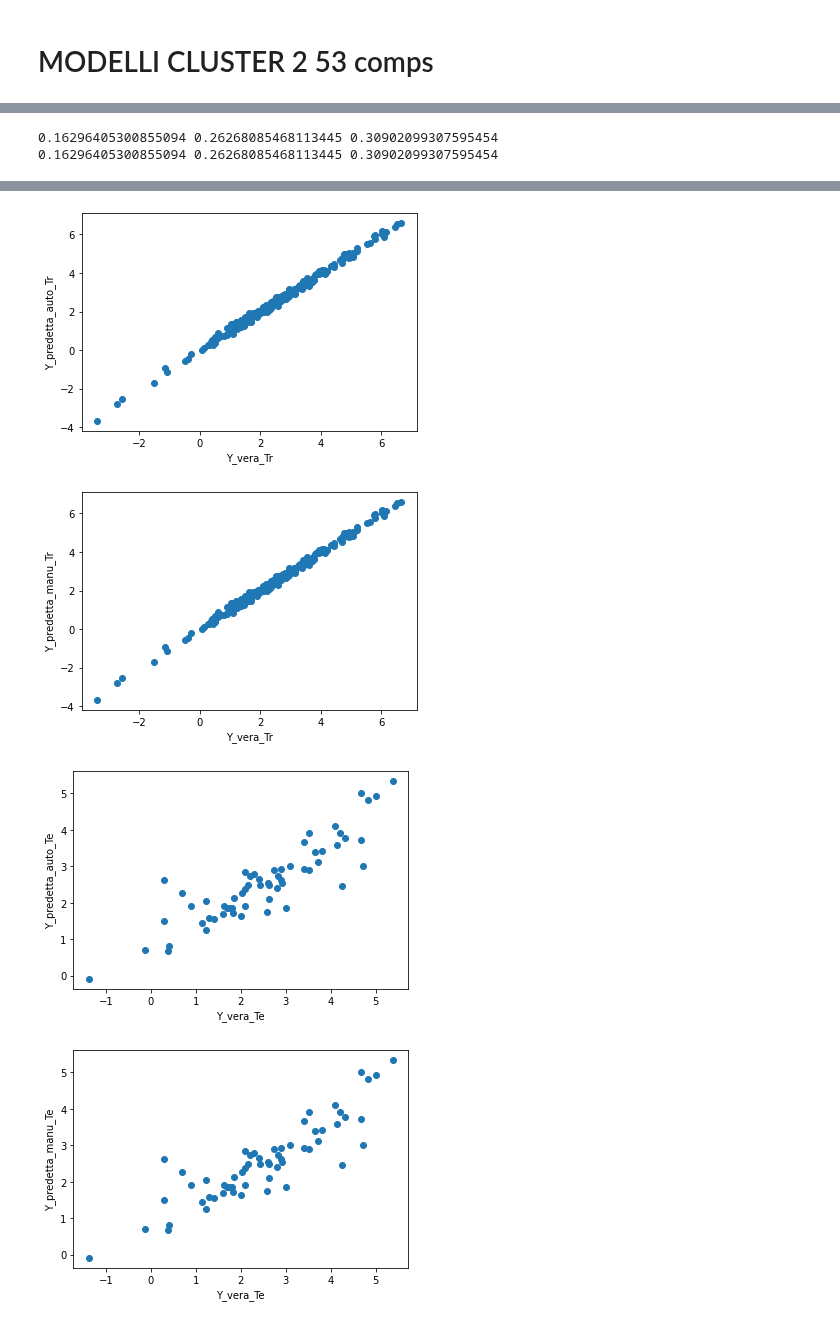
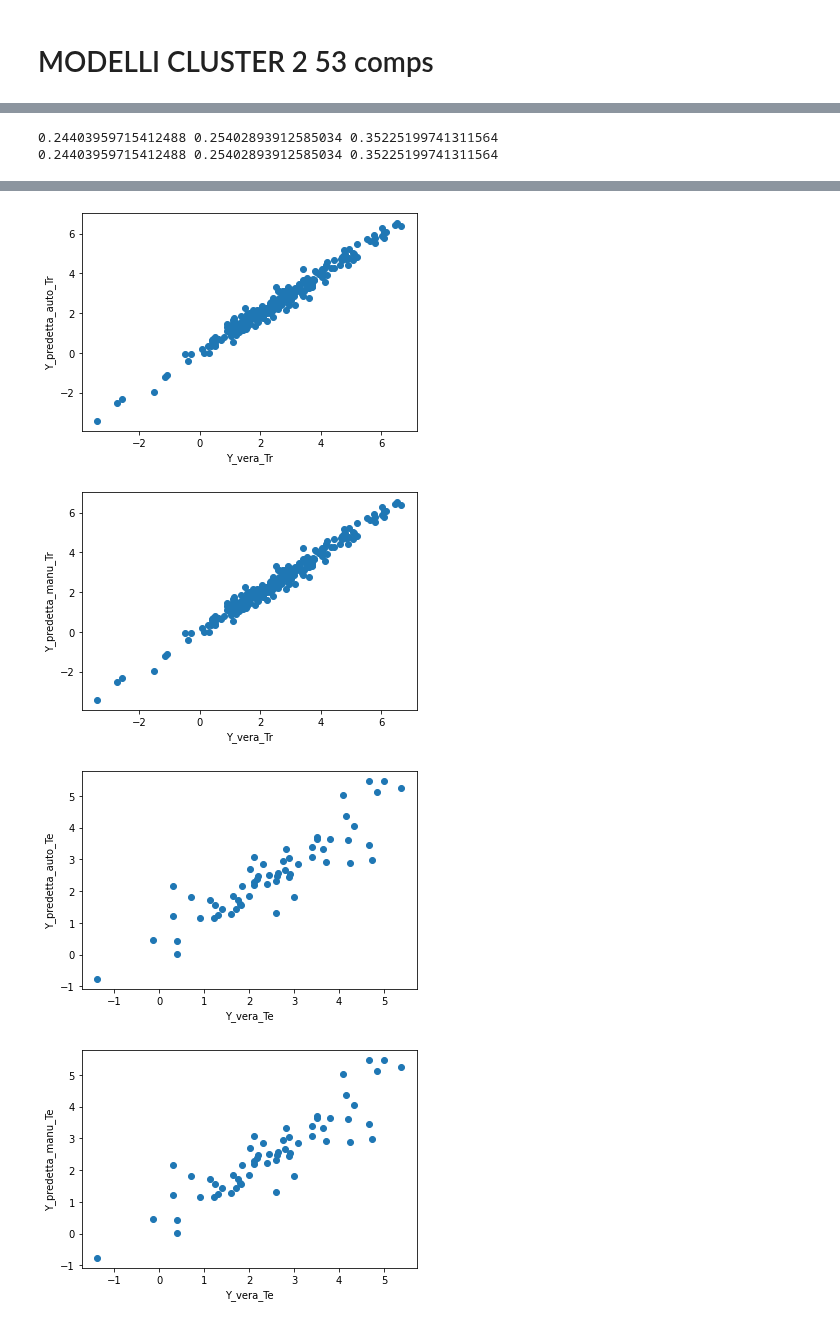
Before and after one commit to lstorchi/mllogdp, a Jupyter notebook: Modello_PLS_CLUSTERS_53_comps.ipynb, the cells around one changed output, grey strips where cells are left out. Drawn from its saved outputs; the diff is of its cells as text; code cells hidden in the pictures.

```diff
--- a/Modello_PLS_CLUSTERS_53_comps.ipynb
+++ b/Modello_PLS_CLUSTERS_53_comps.ipynb
@@ -496,7 +496,7 @@ def componentiPLS (X_Tr, Y_Tr, cvval, maxcomp):
     print("Number of components selected automatically: ",  acomp)
 # %%
 def ModelliAutoManuali( X_Tr, Y_Tr, X_Te, Y_Te, cvval, auto, manual) :
-    pls_auto = PLSRegression(auto)
+    pls_auto = PLSRegression(auto, scale=False)
     pls_auto.fit(X_Tr, Y_Tr)
     y_auto_te = pls_auto.predict(X_Te)
     y_auto_tr = pls_auto.predict(X_Tr)
@@ -515,7 +515,7 @@ def ModelliAutoManuali( X_Tr, Y_Tr, X_Te, Y_Te, cvval, auto, manual) :
 
     print( np.average(diff_auto), np.std(diff_auto), np.std(diffnoa_auto) )
 
-    pls_manu = PLSRegression(manual)
+    pls_manu = PLSRegression(manual, scale=False)
     pls_manu.fit(X_Tr, Y_Tr)
     y_manu_te = pls_manu.predict(X_Te)
     y_manu_tr = pls_manu.predict(X_Tr)
@@ -663,5 +663,5 @@ Number of components selected automatically:  5
 # %%
-ModelliAutoManuali( X_GM_2_TR, Y_GM_2_TR, X_GM_2_TE, Y_GM_2_TE, 10, 5, 5 )
+ModelliAutoManuali( X_GM_2_TR, Y_GM_2_TR, X_GM_2_TE, Y_GM_2_TE, 10, 16, 16 )
 # %% [output]
-0.16296405300855094 0.26268085468113445 0.30902099307595454
-0.16296405300855094 0.26268085468113445 0.30902099307595454
+0.24403959715412488 0.25402893912585034 0.35225199741311564
+0.24403959715412488 0.25402893912585034 0.35225199741311564
@@ -670,6 +670,6 @@ ModelliAutoManuali( X_GM_2_TR, Y_GM_2_TR, X_GM_2_TE, Y_GM_2_TE, 10, 5, 5 )
-[figure, old version]
+[figure, new version]
-[figure, old version]
+[figure, new version]
-[figure, old version]
+[figure, new version]
-[figure, old version]
+[figure, new version]
 # %%
 # Questo ultimo blocco lo ho usato SOLO per controllare la bontà delle funzioni che avevo definito prima .
```
Also changed, not shown: parts of 9 cells of this notebook.
